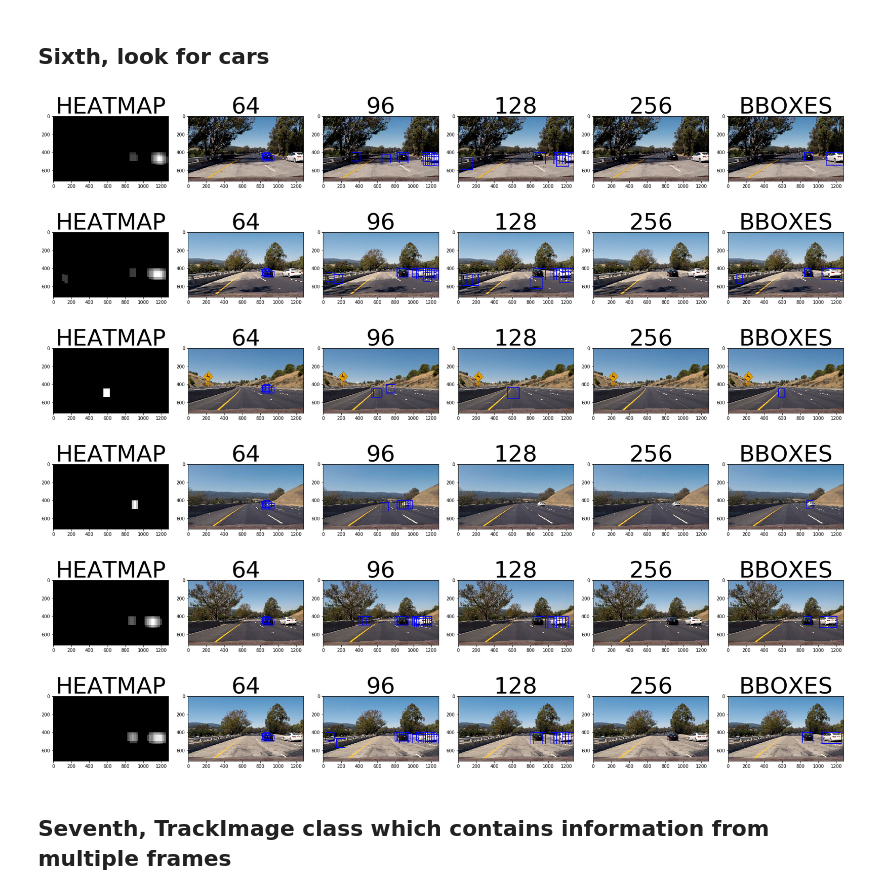
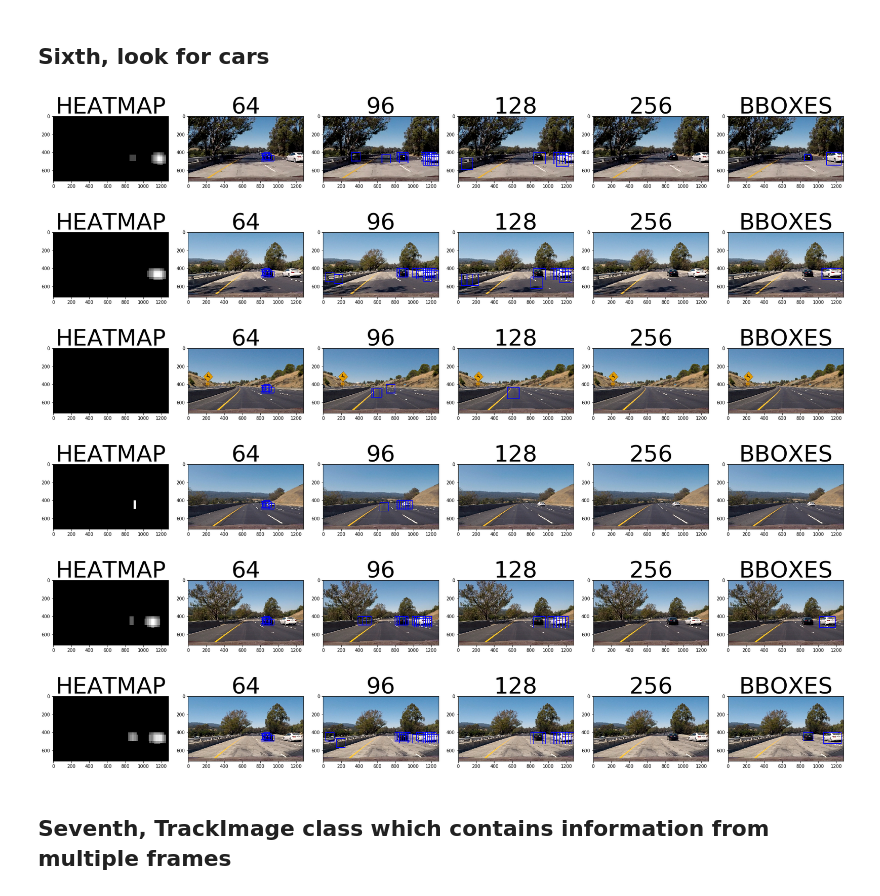
Before and after one commit to kjansons/self_driving_project_5, a Jupyter notebook: Vehicle detection.ipynb, the cells around one changed output. Cells and saved outputs as stored; diff of their text form; code cells hidden in the pictures.

```diff
--- a/Vehicle detection.ipynb
+++ b/Vehicle detection.ipynb
@@ -385,7 +385,8 @@ def draw_labeled_bboxes(img, labels):
         # Define a bounding box based on min/max x and y
         bbox = ((np.min(nonzerox), np.min(nonzeroy)), (np.max(nonzerox), np.max(nonzeroy)))
         # Draw the box on the image
-        cv2.rectangle(img, bbox[0], bbox[1], (0,0,255), 6)
+        if abs(np.min(nonzerox) - np.max(nonzerox)) > 64 and abs(np.min(nonzeroy) - np.max(nonzeroy)) > 64:
+            cv2.rectangle(img, bbox[0], bbox[1], (0,0,255), 6)
     # Return the image
     return img
 # %% [markdown]
@@ -450,7 +451,7 @@ for fname in images:
     add_heat(heatmap, hot_windows96)
     add_heat(heatmap, hot_windows128)
     #add_heat(heatmap, hot_windows256)
-    heatmap = apply_threshold(heatmap, 2)
+    heatmap = apply_threshold(heatmap, 3)
 
     labels = label(heatmap)
 
@@ -462,35 +463,35 @@ for fname in images:
 
     f, (ax1, ax2, ax3, ax4, ax5, ax6) = plt.subplots(1, 6, figsize=(24, 9))
     f.tight_layout()
     ax1.imshow(heatmap, cmap='gray')
     ax1.set_title('HEATMAP', fontsize=50)
     ax2.imshow(window_img64)
     ax2.set_title('64', fontsize=50)
     ax3.imshow(window_img96)
     ax3.set_title('96', fontsize=50)
     ax4.imshow(window_img128)
     ax4.set_title('128', fontsize=50)
     ax5.imshow(window_img256)
     ax5.set_title('256', fontsize=50)
     ax6.imshow(final_img)
     ax6.set_title('BBOXES', fontsize=50)
     plt.subplots_adjust(left=0., right=1, top=0.9, bottom=0.)
 
     img64_name = "output_images/img64_" + fname.split('/')[1]
     img96_name = "output_images/img96_" + fname.split('/')[1]
     img128_name = "output_images/img128_" + fname.split('/')[1]
     img256_name = "output_images/img256_" + fname.split('/')[1]
     bboxes_name = "output_images/bboxes_" + fname.split('/')[1]
 
     cv2.imwrite(img64_name, cv2.cvtColor(window_img64,cv2.COLOR_RGB2BGR))
     cv2.imwrite(img96_name, cv2.cvtColor(window_img96,cv2.COLOR_RGB2BGR))
     cv2.imwrite(img128_name, cv2.cvtColor(window_img128,cv2.COLOR_RGB2BGR))
     cv2.imwrite(img256_name, cv2.cvtColor(window_img256,cv2.COLOR_RGB2BGR))
     cv2.imwrite(bboxes_name, cv2.cvtColor(final_img,cv2.COLOR_RGB2BGR))
 # %% [output]
 [figure]
-[figure, old version]
+[figure, new version]
-[figure, old version]
+[figure, new version]
 [figure]
 [figure]
 [figure]
```
Also changed, not shown: parts of 3 cells of this notebook, 8 other files.
